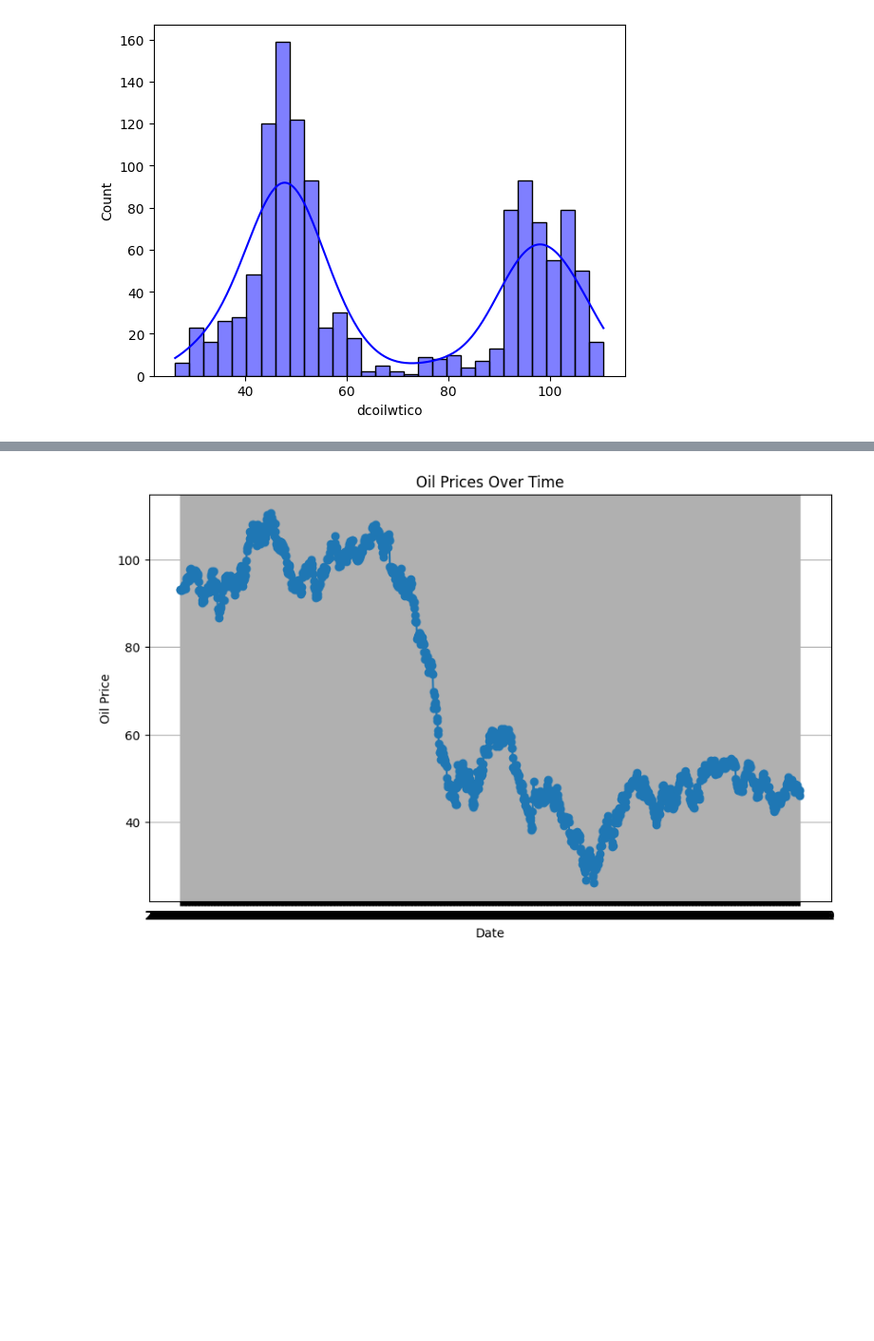
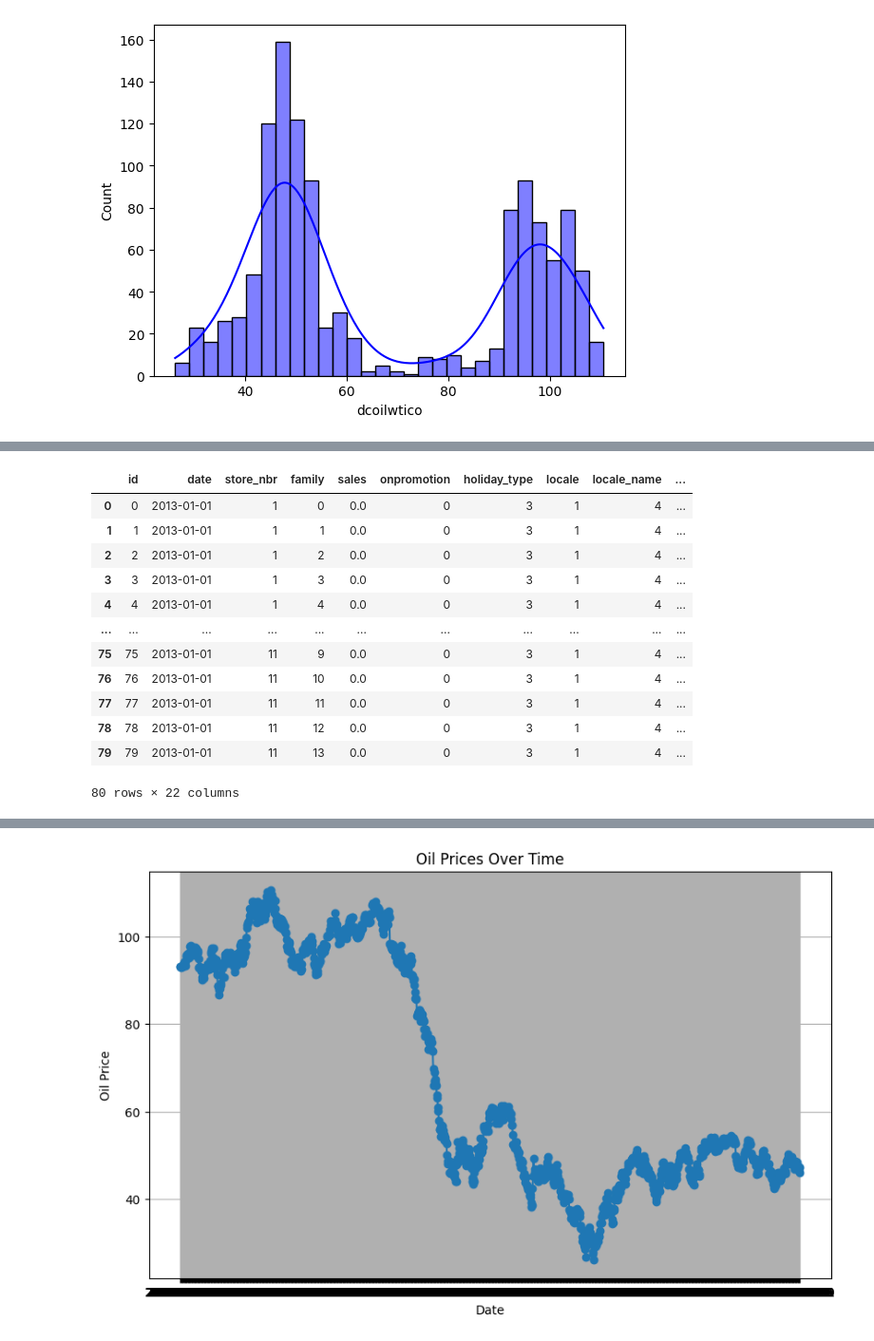
Before and after one commit to VojtechFlidr/Store_Sales_Kaggelo, a Jupyter notebook: Vojta.ipynb, the cells around one changed output, grey strips where cells are left out. Shown at 95% size. Cells and saved outputs as stored; diff of their text form; code cells hidden in the pictures; blank space fills up the shorter version.

```diff
--- a/Vojta.ipynb
+++ b/Vojta.ipynb
@@ -130,0 +122,16 @@ df_train1.head()
+# %%
+df_train1.head(80)
+# %% [output]
+|  | id | date | store_nbr | family | sales | onpromotion | holiday_type | locale | locale_name | ... |
+| 0 | 0 | 2013-01-01 | 1 | 0 | 0.0 | 0 | 3 | 1 | 4 | ... |
+| 1 | 1 | 2013-01-01 | 1 | 1 | 0.0 | 0 | 3 | 1 | 4 | ... |
+| 2 | 2 | 2013-01-01 | 1 | 2 | 0.0 | 0 | 3 | 1 | 4 | ... |
+| 3 | 3 | 2013-01-01 | 1 | 3 | 0.0 | 0 | 3 | 1 | 4 | ... |
+| 4 | 4 | 2013-01-01 | 1 | 4 | 0.0 | 0 | 3 | 1 | 4 | ... |
+| ... | ... | ... | ... | ... | ... | ... | ... | ... | ... | ... |
+| 75 | 75 | 2013-01-01 | 11 | 9 | 0.0 | 0 | 3 | 1 | 4 | ... |
+| 76 | 76 | 2013-01-01 | 11 | 10 | 0.0 | 0 | 3 | 1 | 4 | ... |
+| 77 | 77 | 2013-01-01 | 11 | 11 | 0.0 | 0 | 3 | 1 | 4 | ... |
+| 78 | 78 | 2013-01-01 | 11 | 12 | 0.0 | 0 | 3 | 1 | 4 | ... |
+| 79 | 79 | 2013-01-01 | 11 | 13 | 0.0 | 0 | 3 | 1 | 4 | ... |
+80 rows × 22 columns
```
Also changed, not shown: parts of 8 cells of this notebook.
